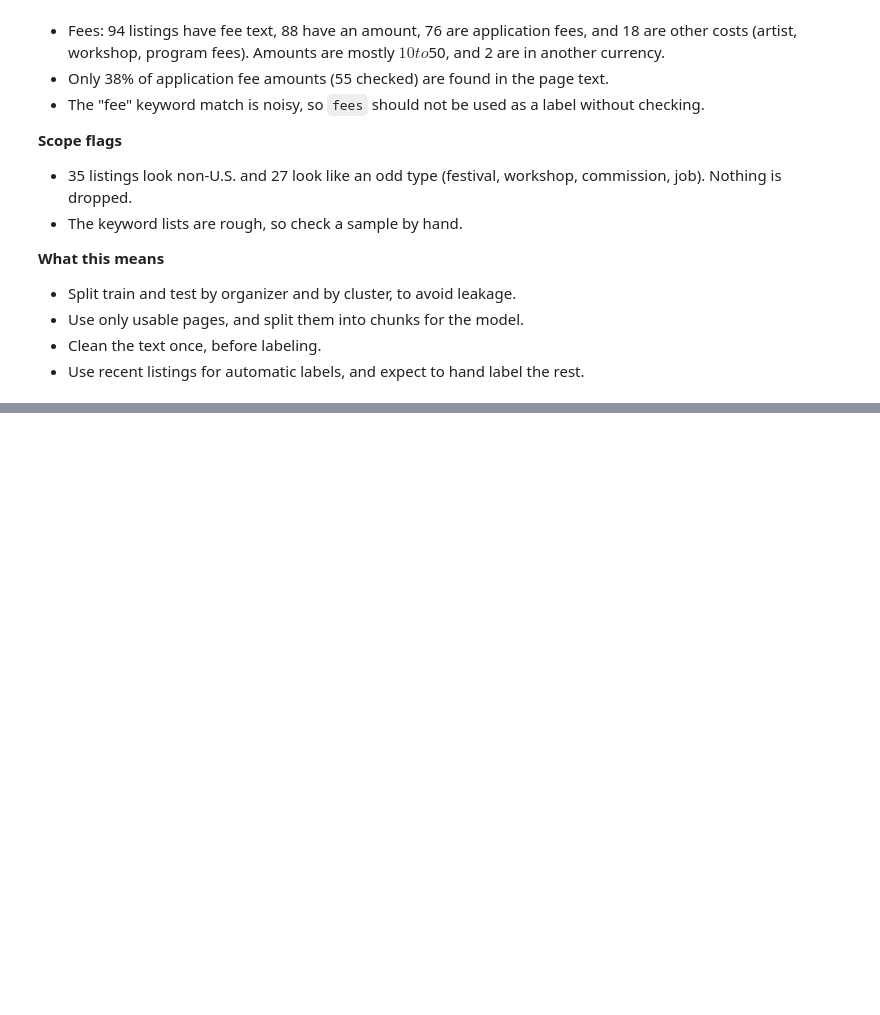
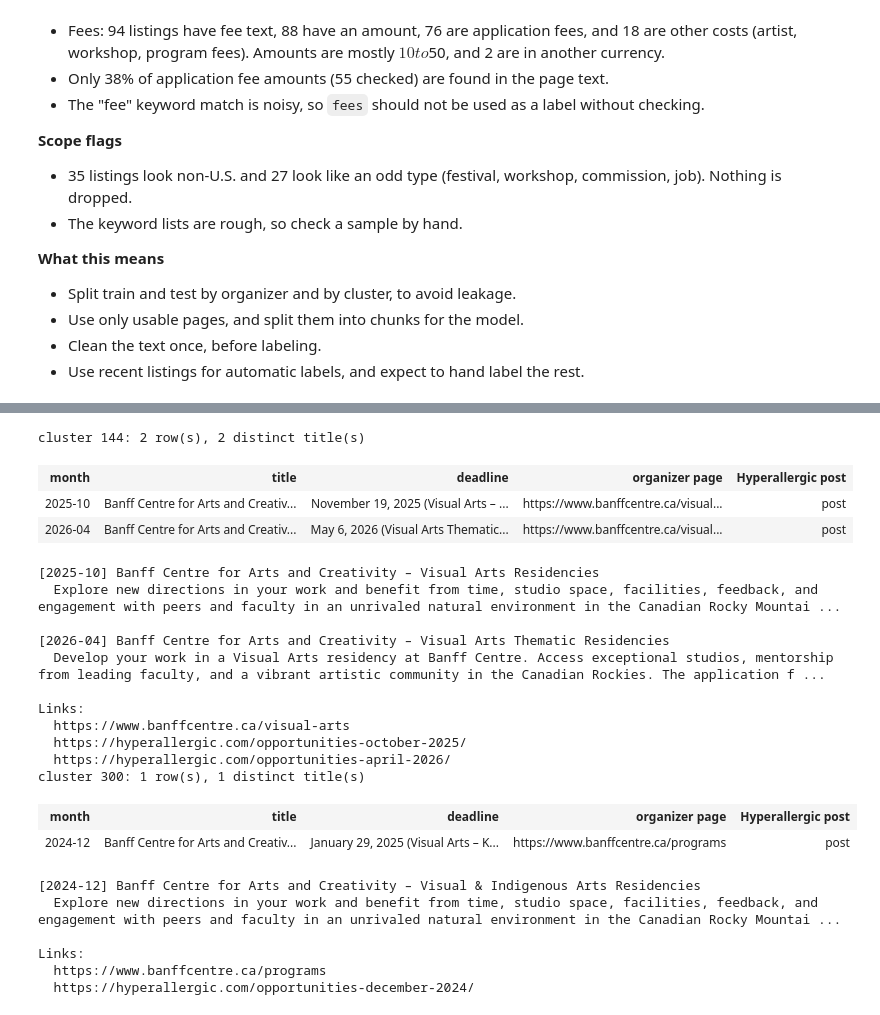
Before and after one commit to Erdos-Projects/fall-2026-artist-opportunity-finder, a Jupyter notebook: notebooks/EDA+Preprocessing.ipynb, the cells around one changed output, grey strips where cells are left out. Cells and saved outputs as stored; diff of their text form; code cells hidden in the pictures; blank space fills up the shorter version.

```diff
--- a/notebooks/EDA+Preprocessing.ipynb
+++ b/notebooks/EDA+Preprocessing.ipynb
@@ -907,0 +1511,52 @@ Residency/Fellowship            9                    10
+# %%
+# Manual check: open the links of every row in the cluster(s) whose title matches `needle`.
+# Use it for any merge you want to verify by eye (the Banff pair is the first one).
+from IPython.display import HTML, display
+
+def inspect_merge(needle, rows=L):
+    """Show, for each cluster with a title containing `needle`, every row that was merged into it:
+    the title, post month, deadline, the organizer link, the Hyperallergic post, and the blurb."""
+    hits = rows[rows["title"].str.contains(needle, case=False, regex=False)]
+    for c in hits["cluster"].unique():
+        members = rows[rows["cluster"] == c].sort_values("published_at")
+        print(f"cluster {c}: {len(members)} row(s), {members['title'].nunique()} distinct title(s)")
+        html = ["<table style='text-align:left'><tr><th>month</th><th>title</th><th>deadline</th><th>organizer page</th><th>Hyperallergic post</th></tr>"]
+        for _, r in members.iterrows():
+            html.append(
+                f"<tr><td>{r['month']}</td><td>{r['title']}</td><td>{r['deadline'] or ''}</td>"
+                f"<td><a href='{r['website']}' target='_blank'>{r['website']}</a></td>"
+                f"<td><a href='{r['source_url']}' target='_blank'>post</a></td></tr>")
+        display(HTML("".join(html) + "</table>"))
+        # the blurbs, one per distinct title, so they can be compared line by line
+        for _, r in members.drop_duplicates("title").iterrows():
+            print(f"\n[{r['month']}] {r['title']}\n  {r['description']}")
+        # plain-text links too, in case the notebook viewer does not render HTML
+        print("\nLinks:")
+        for url in dict.fromkeys(list(members["website"]) + list(members["source_url"])):
+            print(" ", url)
+
+inspect_merge("Banff Centre for Arts and Creativity")   # shows the Banff cluster(s); the third Banff row is a different cluster
+# %% [output]
+cluster 144: 2 row(s), 2 distinct title(s)
+| month | title | deadline | organizer page | Hyperallergic post |
+| 2025-10 | Banff Centre for Arts and Creativ... | November 19, 2025 (Visual Arts – ... | https://www.banffcentre.ca/visual... | post |
+| 2026-04 | Banff Centre for Arts and Creativ... | May 6, 2026 (Visual Arts Thematic... | https://www.banffcentre.ca/visual... | post |
+[2025-10] Banff Centre for Arts and Creativity – Visual Arts Residencies
+  Explore new directions in your work and benefit from time, studio space, facilities, feedback, and engagement with peers and faculty in an unrivaled natural environment in the Canadian Rocky Mountai ...
+
+[2026-04] Banff Centre for Arts and Creativity – Visual Arts Thematic Residencies
+  Develop your work in a Visual Arts residency at Banff Centre. Access exceptional studios, mentorship from leading faculty, and a vibrant artistic community in the Canadian Rockies. The application f ...
+
+Links:
+  https://www.banffcentre.ca/visual-arts
+  https://hyperallergic.com/opportunities-october-2025/
+  https://hyperallergic.com/opportunities-april-2026/
+cluster 300: 1 row(s), 1 distinct title(s)
+| month | title | deadline | organizer page | Hyperallergic post |
+| 2024-12 | Banff Centre for Arts and Creativ... | January 29, 2025 (Visual Arts – K... | https://www.banffcentre.ca/programs | post |
+[2024-12] Banff Centre for Arts and Creativity – Visual & Indigenous Arts Residencies
+  Explore new directions in your work and benefit from time, studio space, facilities, feedback, and engagement with peers and faculty in an unrivaled natural environment in the Canadian Rocky Mountai ...
+
+Links:
+  https://www.banffcentre.ca/programs
+  https://hyperallergic.com/opportunities-december-2024/
```
Also changed, not shown: parts of 30 cells of this notebook.
